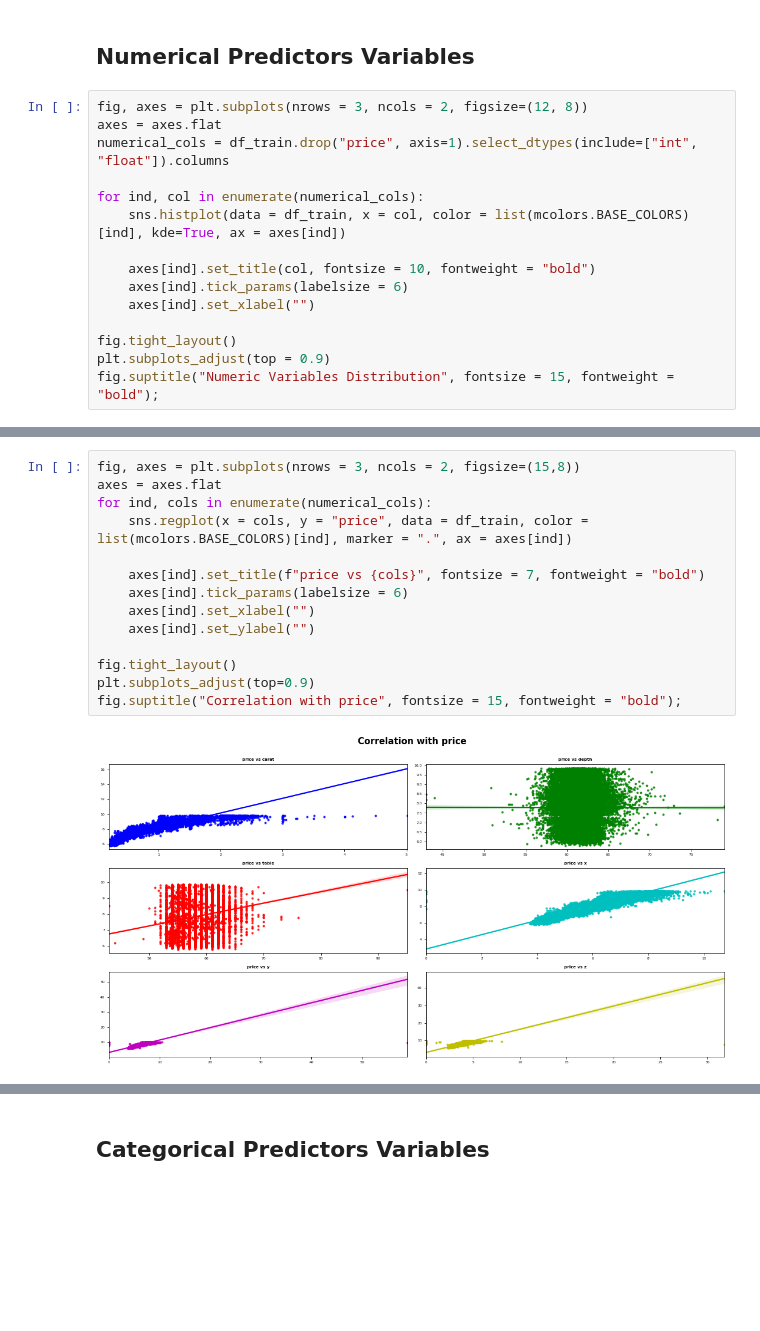
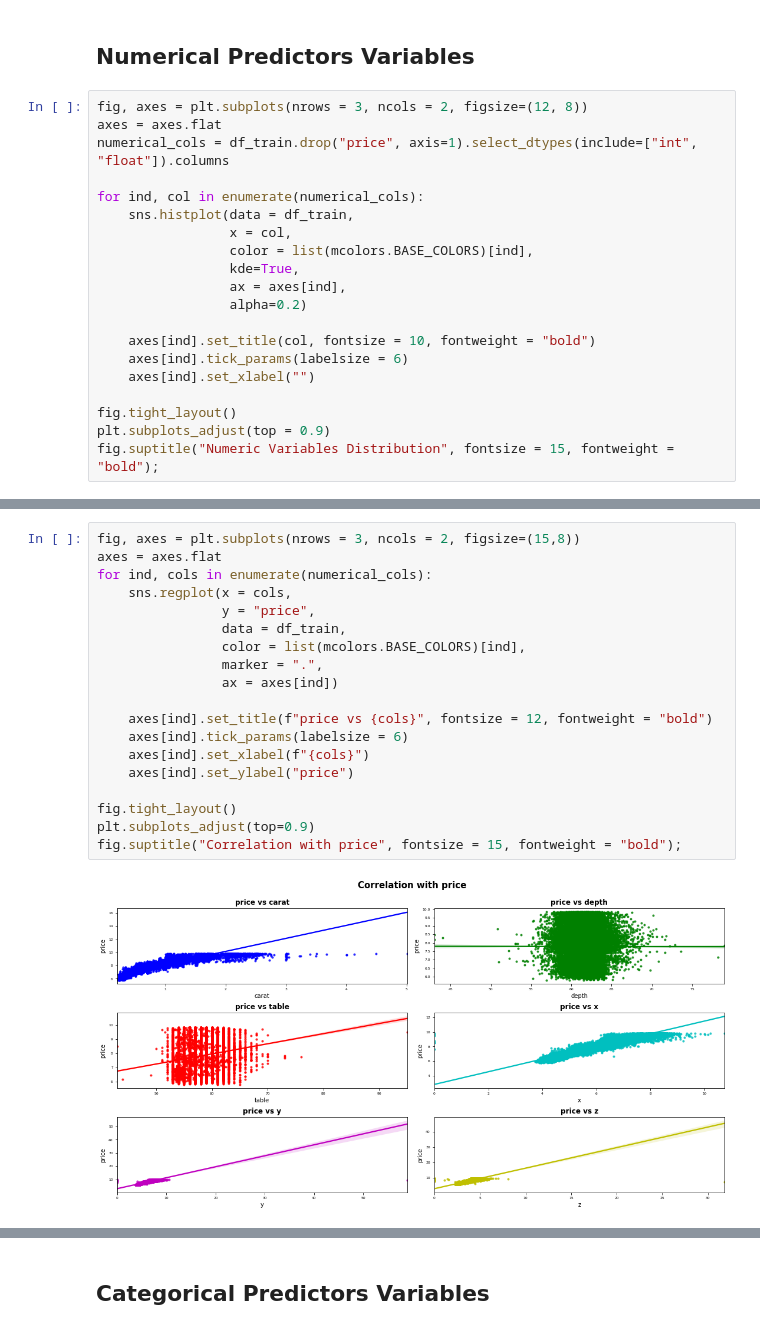
Before and after one commit to MarioGar25/Diamonds-everywhere, a Jupyter notebook: Diamonds-ML-Model.ipynb, the cells around one changed output, grey strips where cells are left out. Cells and saved outputs as stored; diff of their text form; blank space fills up the shorter version.

```diff
--- a/Diamonds-ML-Model.ipynb
+++ b/Diamonds-ML-Model.ipynb
@@ -183,7 +184,12 @@ axes = axes.flat
 numerical_cols = df_train.drop("price", axis=1).select_dtypes(include=["int", "float"]).columns
 
 for ind, col in enumerate(numerical_cols):
-    sns.histplot(data = df_train, x = col, color = list(mcolors.BASE_COLORS)[ind], kde=True, ax = axes[ind])
+    sns.histplot(data = df_train,
+                 x = col,
+                 color = list(mcolors.BASE_COLORS)[ind],
+                 kde=True,
+                 ax = axes[ind],
+                 alpha=0.2)
 
     axes[ind].set_title(col, fontsize = 10, fontweight = "bold")
     axes[ind].tick_params(labelsize = 6)
@@ -197,16 +203,21 @@ fig.suptitle("Numeric Variables Distribution", fontsize = 15, fontweight = "bold
 # %%
 fig, axes = plt.subplots(nrows = 3, ncols = 2, figsize=(15,8))
 axes = axes.flat
 for ind, cols in enumerate(numerical_cols):
-    sns.regplot(x = cols, y = "price", data = df_train, color = list(mcolors.BASE_COLORS)[ind], marker = ".", ax = axes[ind])
+    sns.regplot(x = cols,
+                y = "price",
+                data = df_train,
+                color = list(mcolors.BASE_COLORS)[ind],
+                marker = ".",
+                ax = axes[ind])
 
-    axes[ind].set_title(f"price vs {cols}", fontsize = 7, fontweight = "bold")
+    axes[ind].set_title(f"price vs {cols}", fontsize = 12, fontweight = "bold")
     axes[ind].tick_params(labelsize = 6)
-    axes[ind].set_xlabel("")
-    axes[ind].set_ylabel("")
+    axes[ind].set_xlabel(f"{cols}")
+    axes[ind].set_ylabel("price")
 
 fig.tight_layout()
 plt.subplots_adjust(top=0.9)
 fig.suptitle("Correlation with price", fontsize = 15, fontweight = "bold");
 # %% [output]
-[figure, old version]
+[figure, new version]
```
Also changed, not shown: parts of 38 cells of this notebook, 1 other file.
